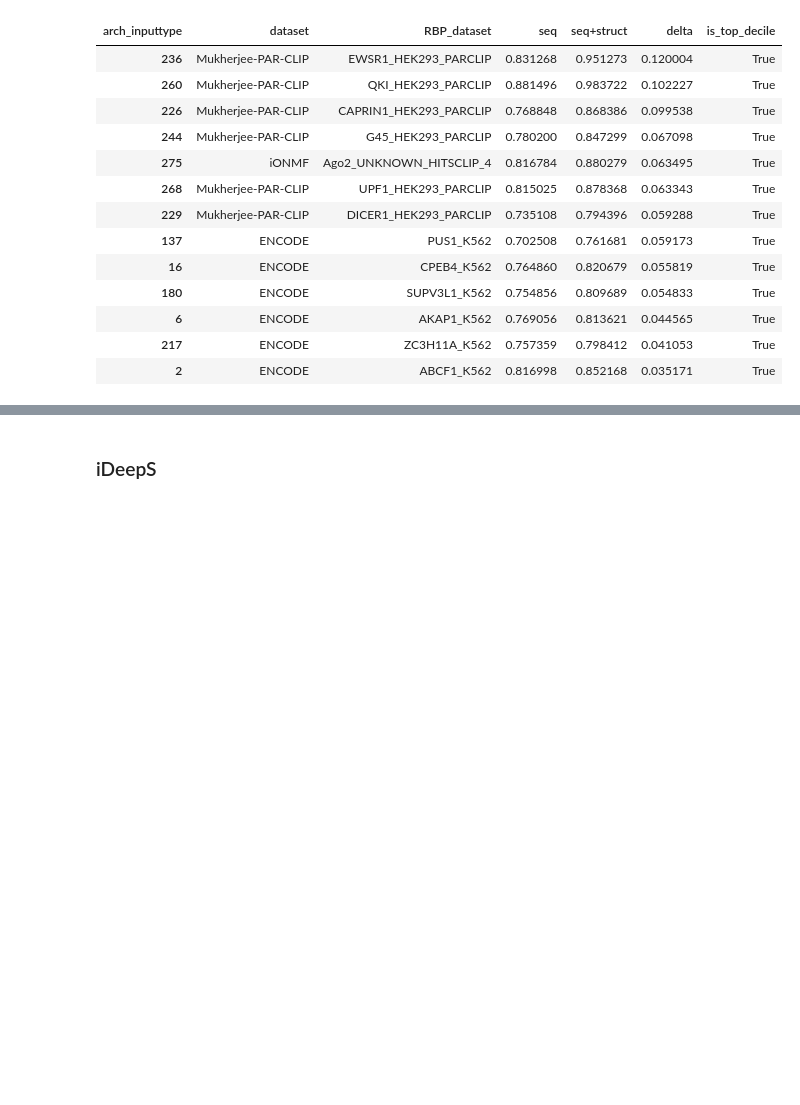
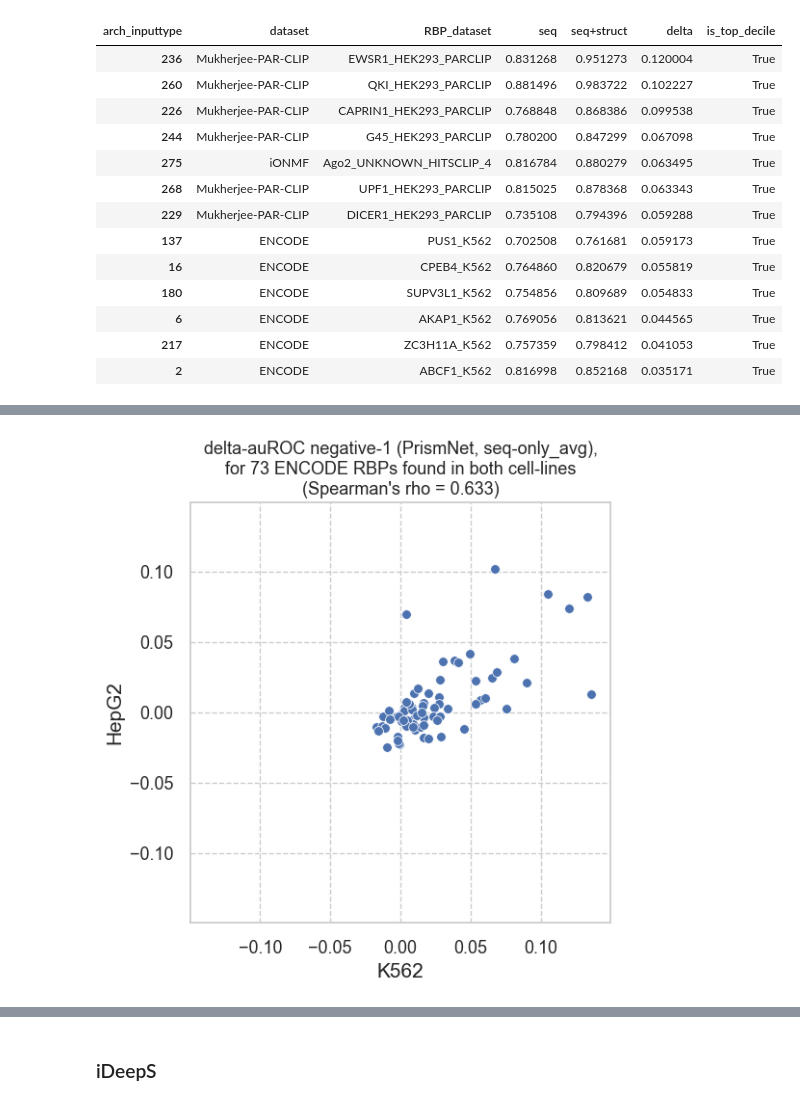
Before and after one commit to mhorlacher/Benchmark-RBP, a Jupyter notebook: analyses/notebooks/seq_and_structure.separate_prismnet_ideeps.ipynb, the cells around one changed output, grey strips where cells are left out. Cells and saved outputs as stored; diff of their text form; code cells hidden in the pictures; blank space fills up the shorter version.

```diff
--- a/analyses/notebooks/seq_and_structure.separate_prismnet_ideeps.ipynb
+++ b/analyses/notebooks/seq_and_structure.separate_prismnet_ideeps.ipynb
@@ -331,0 +607,16 @@ ideeps_tmp_inputfeat_n1_piv_ALT.loc[
+# %%
+if export_plots:
+    savefig_file = str(
+        Path(path_output_dir) / "struct_vs_seq_only_prismnet_neg1_encode_ct.pdf"
+    )
+else:
+    savefig_file = None
+
+plot_agreement_encode(
+    tmp_agreement_encode_n1_delta_prismnet,
+    method="PrismNet",
+    negative_set="negative-1",
+    savefig_file=savefig_file,
+)
+# %% [output]
+[figure, added]
```
Also changed, not shown: parts of 53 cells of this notebook.
